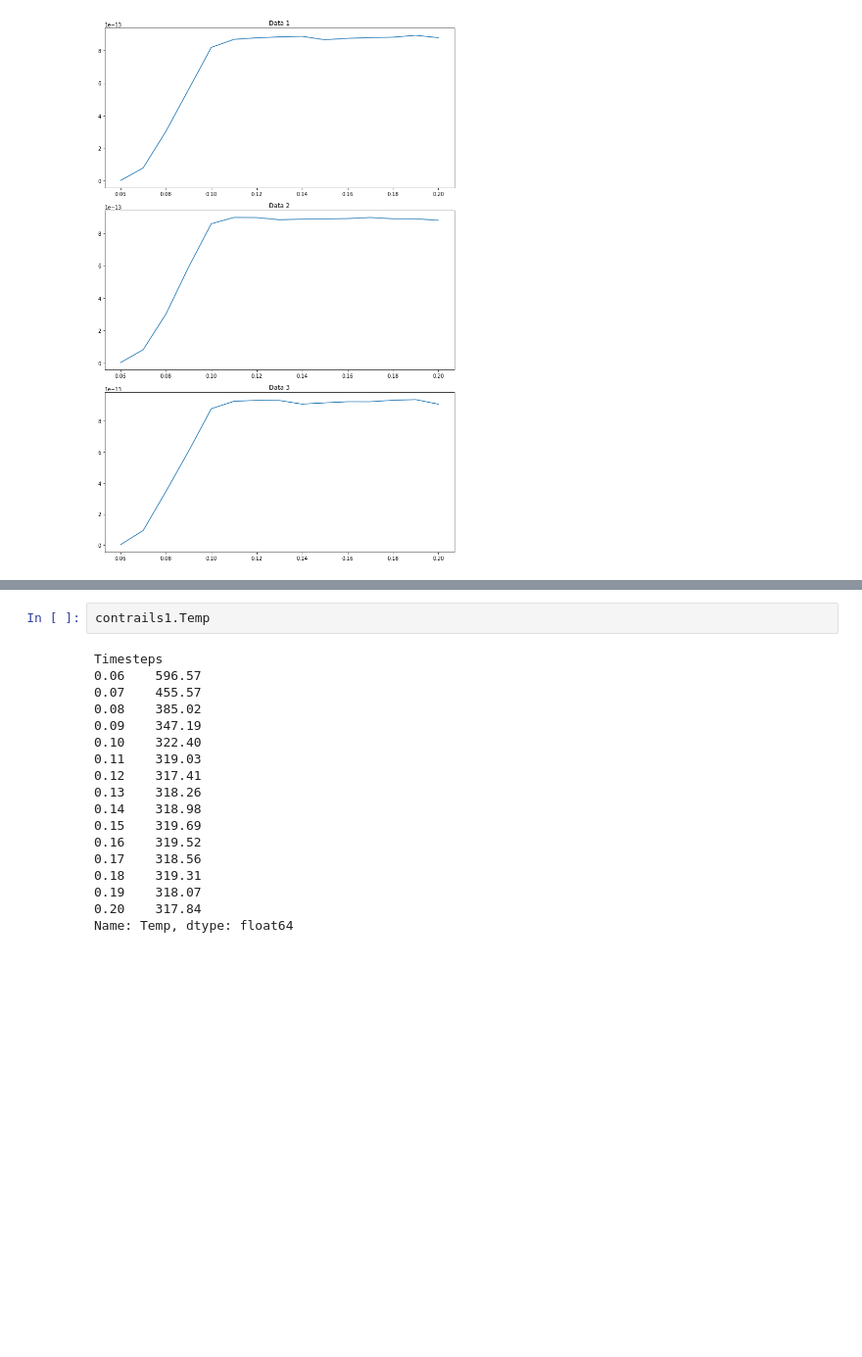
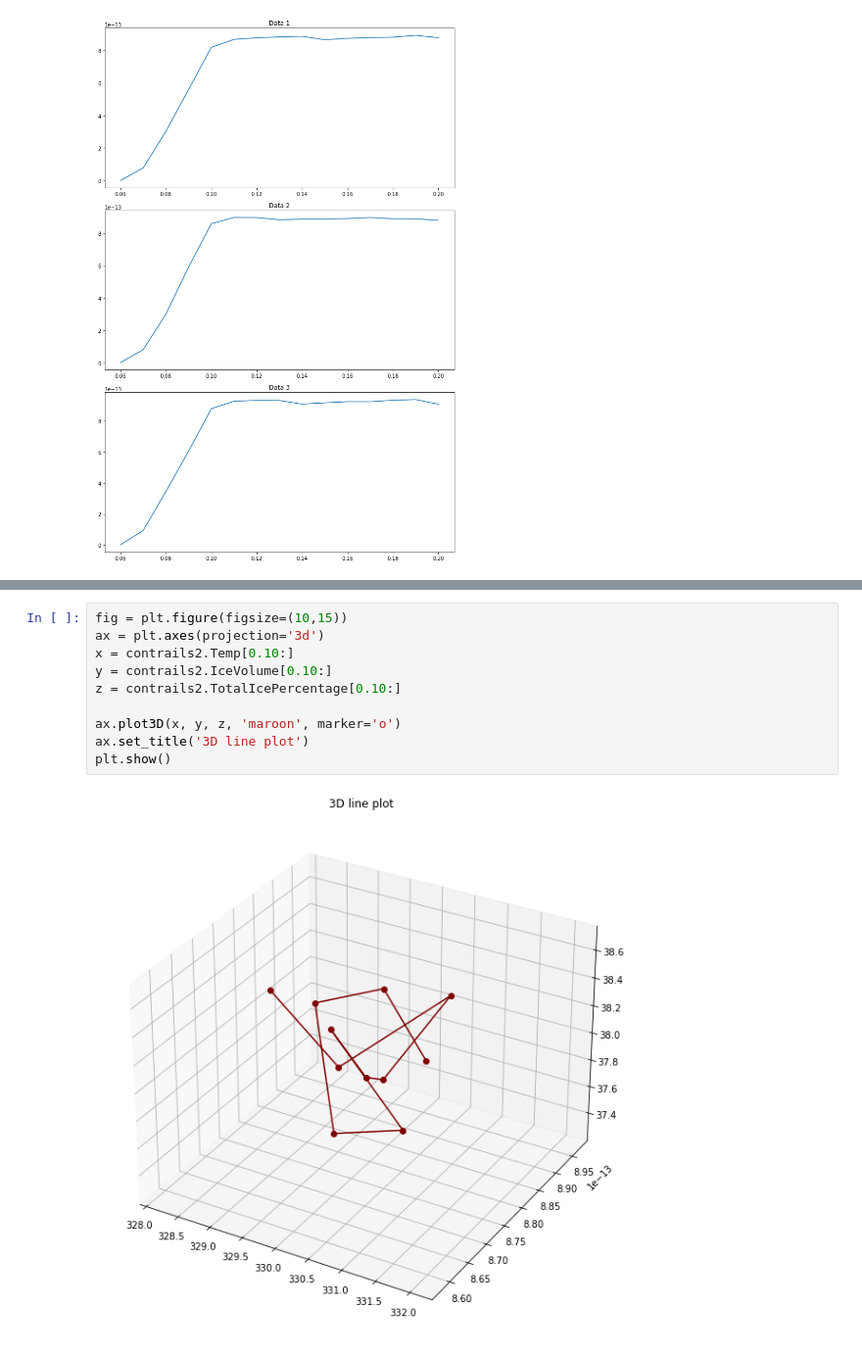
Before and after one commit to nafiul-nipu/Contrails-Python, a Jupyter notebook: contrails preprocessing/IceDataVisualization.ipynb, the cells around one changed output, grey strips where cells are left out. Shown at 98% size. Cells and saved outputs as stored; diff of their text form; blank space fills up the shorter version.

```diff
--- a/contrails preprocessing/IceDataVisualization.ipynb
+++ b/contrails preprocessing/IceDataVisualization.ipynb
@@ -201,20 +146,12 @@ plt.show()
-# %%
-contrails1.Temp
-# %% [output]
-Timesteps
-0.06    596.57
-0.07    455.57
-0.08    385.02
-0.09    347.19
-0.10    322.40
-0.11    319.03
-0.12    317.41
-0.13    318.26
-0.14    318.98
-0.15    319.69
-0.16    319.52
-0.17    318.56
-0.18    319.31
-0.19    318.07
-0.20    317.84
-Name: Temp, dtype: float64
+# %%
+fig = plt.figure(figsize=(10,15))
+ax = plt.axes(projection='3d')
+x = contrails2.Temp[0.10:]
+y = contrails2.IceVolume[0.10:]
+z = contrails2.TotalIcePercentage[0.10:]
+
+ax.plot3D(x, y, z, 'maroon', marker='o')
+ax.set_title('3D line plot')
+plt.show()
+# %% [output]
+[figure, added]
```
Also changed, not shown: parts of 7 cells of this notebook.
